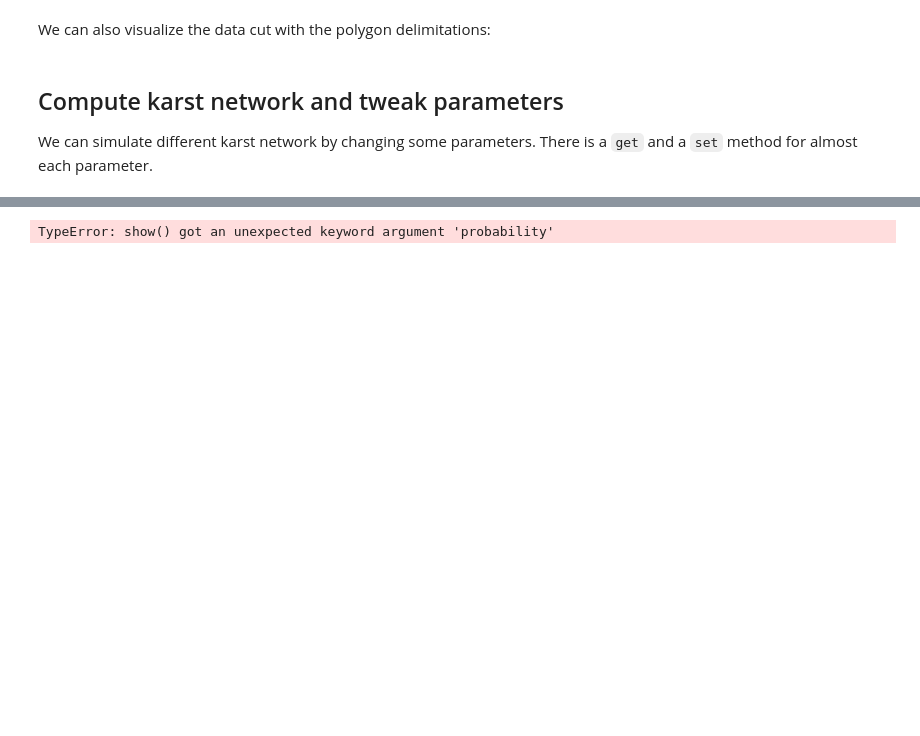
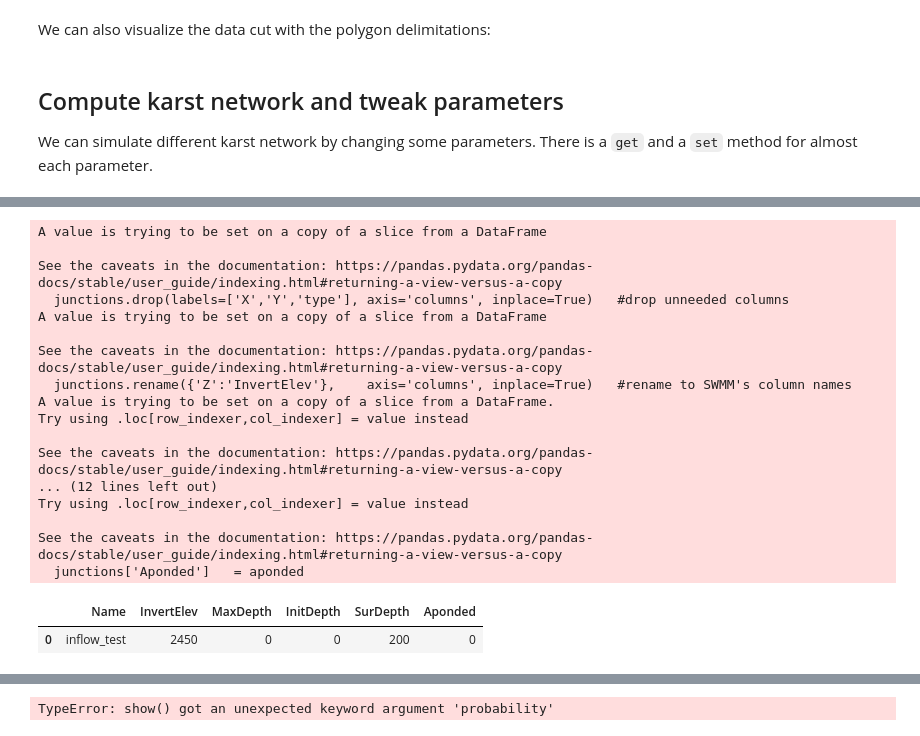
Before and after one commit to randlab/pyKasso, a Jupyter notebook: notebooks/inputs/tsanfleuron/scripts/example_02_Tsanfleuron.ipynb, the cells around one changed output, grey strips where cells are left out. Drawn from its saved outputs; the diff is of its cells as text; code cells hidden in the pictures; blank space fills up the shorter version.

```diff
--- a/notebooks/inputs/tsanfleuron/scripts/example_02_Tsanfleuron.ipynb
+++ b/notebooks/inputs/tsanfleuron/scripts/example_02_Tsanfleuron.ipynb
@@ -236,0 +206,44 @@ def sks2swmm(nodes_file, links_file, spring_file=None, dim=3, simplify=True, spr
+# %%
+#########################################################################################
+
+def set_junctions(nodes, maxdepth=0, initdepth=0, surdepth=200, aponded=0):
+
+    '''Create junctions dataframe from node data.
+    Inputs:
+    nodes:      pandas df with all nodes, and columns: X, Y, Z, type, Name. Type is either 'junction', or 'outfall'
+    *SWMMargs:  can be either a single value or a list of same length as number of junctions. See SWMM doc for details.'''
+
+    junctions = nodes.loc[((nodes['type'] == 'junction')|(nodes['type'] == 'inlet'))] #split nodes into only junction-type nodes(not outfalls)
+    junctions.drop(labels=['X','Y','type'], axis='columns', inplace=True)   #drop unneeded columns
+    junctions.rename({'Z':'InvertElev'},    axis='columns', inplace=True)   #rename to SWMM's column names
+    junctions['MaxDepth']  = maxdepth                                              #add required columns
+    junctions['InitDepth'] = initdepth
+    junctions['SurDepth']  = surdepth
+    junctions['Aponded']   = aponded
+    colnames = ['Name','InvertElev','MaxDepth','InitDepth','SurDepth','Aponded']    #list of column names in the correct order
+    junctions = junctions.reindex(columns=colnames)                                 #reorder the column names
+
+    return junctions
+# %%
+jonctions = set_junctions(nodes)
+jonctions
+# %% [output]
+A value is trying to be set on a copy of a slice from a DataFrame
+
+See the caveats in the documentation: https://pandas.pydata.org/pandas-docs/stable/user_guide/indexing.html#returning-a-view-versus-a-copy
+  junctions.drop(labels=['X','Y','type'], axis='columns', inplace=True)   #drop unneeded columns
+A value is trying to be set on a copy of a slice from a DataFrame
+
+See the caveats in the documentation: https://pandas.pydata.org/pandas-docs/stable/user_guide/indexing.html#returning-a-view-versus-a-copy
+  junctions.rename({'Z':'InvertElev'},    axis='columns', inplace=True)   #rename to SWMM's column names
+A value is trying to be set on a copy of a slice from a DataFrame.
+Try using .loc[row_indexer,col_indexer] = value instead
+
+See the caveats in the documentation: https://pandas.pydata.org/pandas-docs/stable/user_guide/indexing.html#returning-a-view-versus-a-copy
+... (12 lines left out)
+Try using .loc[row_indexer,col_indexer] = value instead
+
+See the caveats in the documentation: https://pandas.pydata.org/pandas-docs/stable/user_guide/indexing.html#returning-a-view-versus-a-copy
+  junctions['Aponded']   = aponded
+|  | Name | InvertElev | MaxDepth | InitDepth | SurDepth | Aponded |
+| 0 | inflow_test | 2450 | 0 | 0 | 200 | 0 |
```
Also changed, not shown: parts of 9 cells of this notebook, 9 other files.
